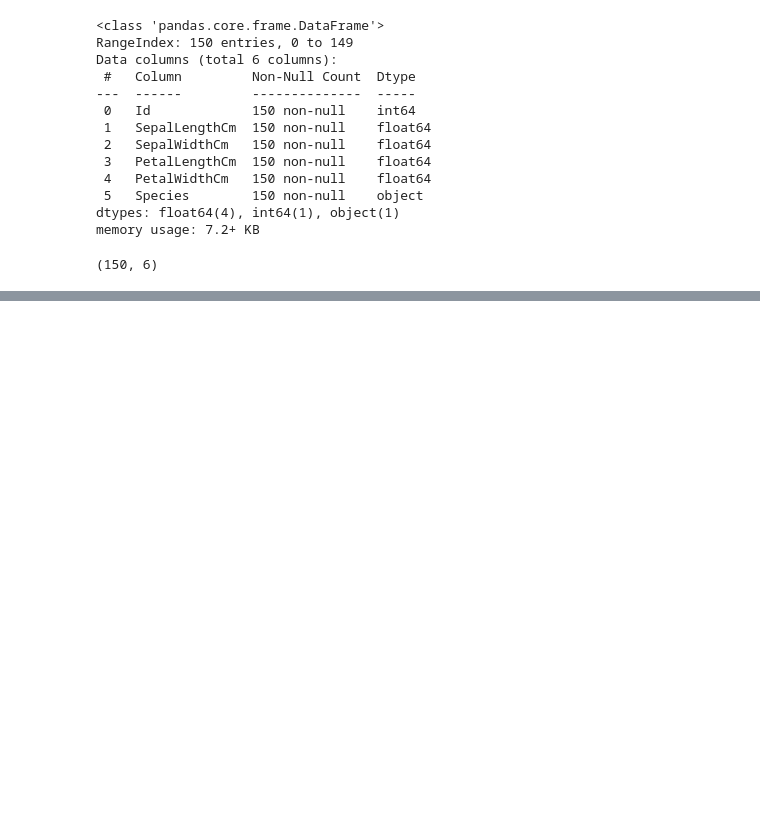
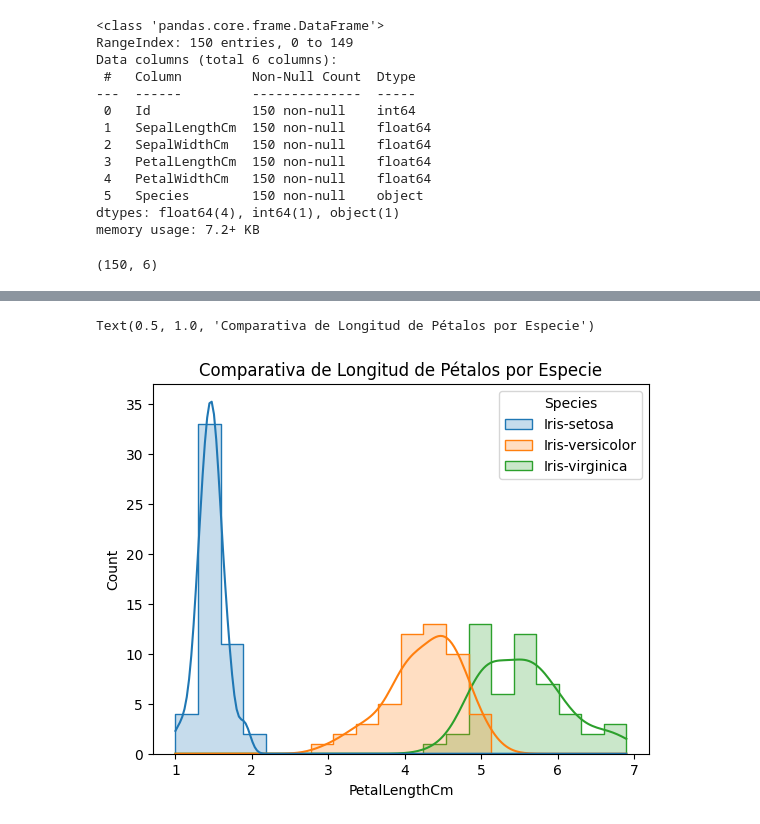
Before and after one commit to ds-fernando/iris_species, a Jupyter notebook: notebooks/eda.ipynb, the cells around one changed output, grey strips where cells are left out. Cells and saved outputs as stored; diff of their text form; code cells hidden in the pictures; blank space fills up the shorter version.

```diff
--- a/notebooks/eda.ipynb
+++ b/notebooks/eda.ipynb
@@ -37,0 +55,7 @@ p
+# %%
+
+sns.histplot(data=df, x="PetalLengthCm", hue="Species", bins=20, kde=True, element="step")
+plt.title('Distribución del Largo del Pétalo (cm) por Especie')
+# %% [output]
+Text(0.5, 1.0, 'Comparativa de Longitud de Pétalos por Especie')
+[figure, added]
```
Also changed, not shown: parts of 5 cells of this notebook.
